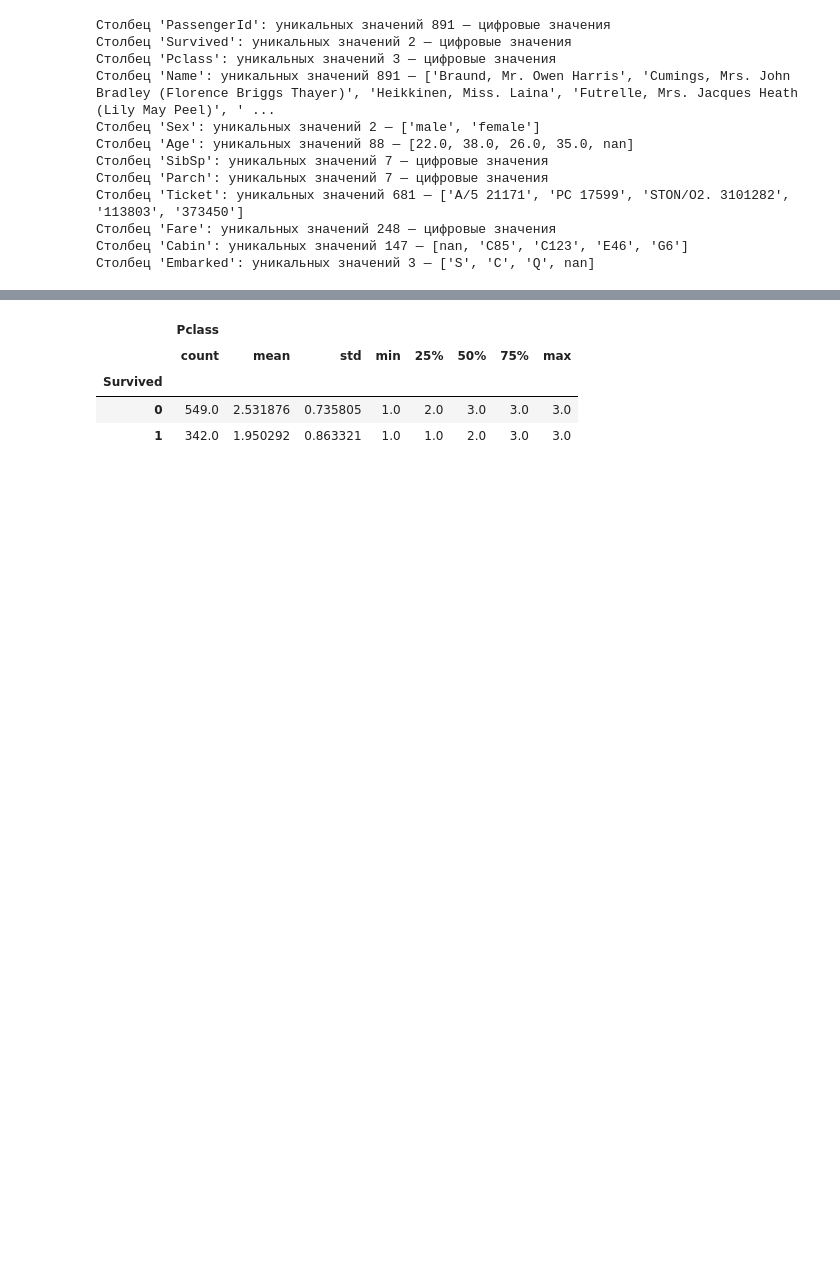
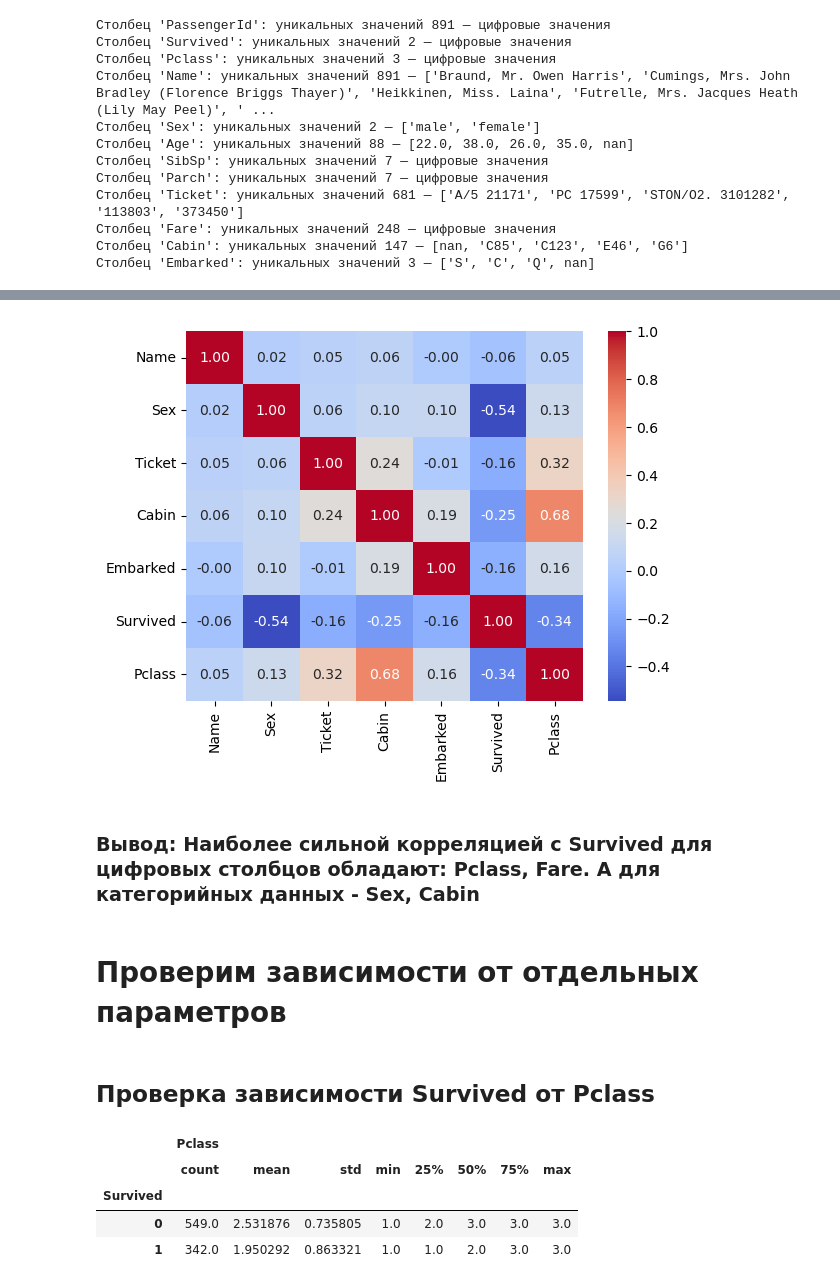
Before and after one commit to Saatarko/HomeworkDS, a Jupyter notebook: lesson8.ipynb, the cells around one changed output, grey strips where cells are left out. Drawn from its saved outputs; the diff is of its cells as text; code cells hidden in the pictures; blank space fills up the shorter version.

```diff
--- a/lesson8.ipynb
+++ b/lesson8.ipynb
@@ -84,0 +358,5 @@ survivors.unique_count()
+# %%
+# Для категорийных столбцов
+
+corr_cat = survivors.correlation_category()
+corr_cat
@@ -85 +372,14 @@ survivors.unique_count()
+# %%
+# Построим тепловую карту для категорийных столбцов
+
+sns.heatmap(corr_cat, annot=True, cmap='coolwarm', fmt='.2f')
+plt.show()
+# %% [output]
+[figure, added]
+# %% [markdown]
+### Вывод: Наиболее сильной  корреляцией с Survived для цифровых столбцов обладают: Pclass, Fare. А для категорийных данных - Sex, Cabin
+# %% [markdown]
+# Проверим зависимости от отдельных параметров
+# %% [markdown]
+## Проверка зависимости Survived от Pclass
 # %%
```
Also changed, not shown: parts of 81 cells of this notebook, 1 other file.
